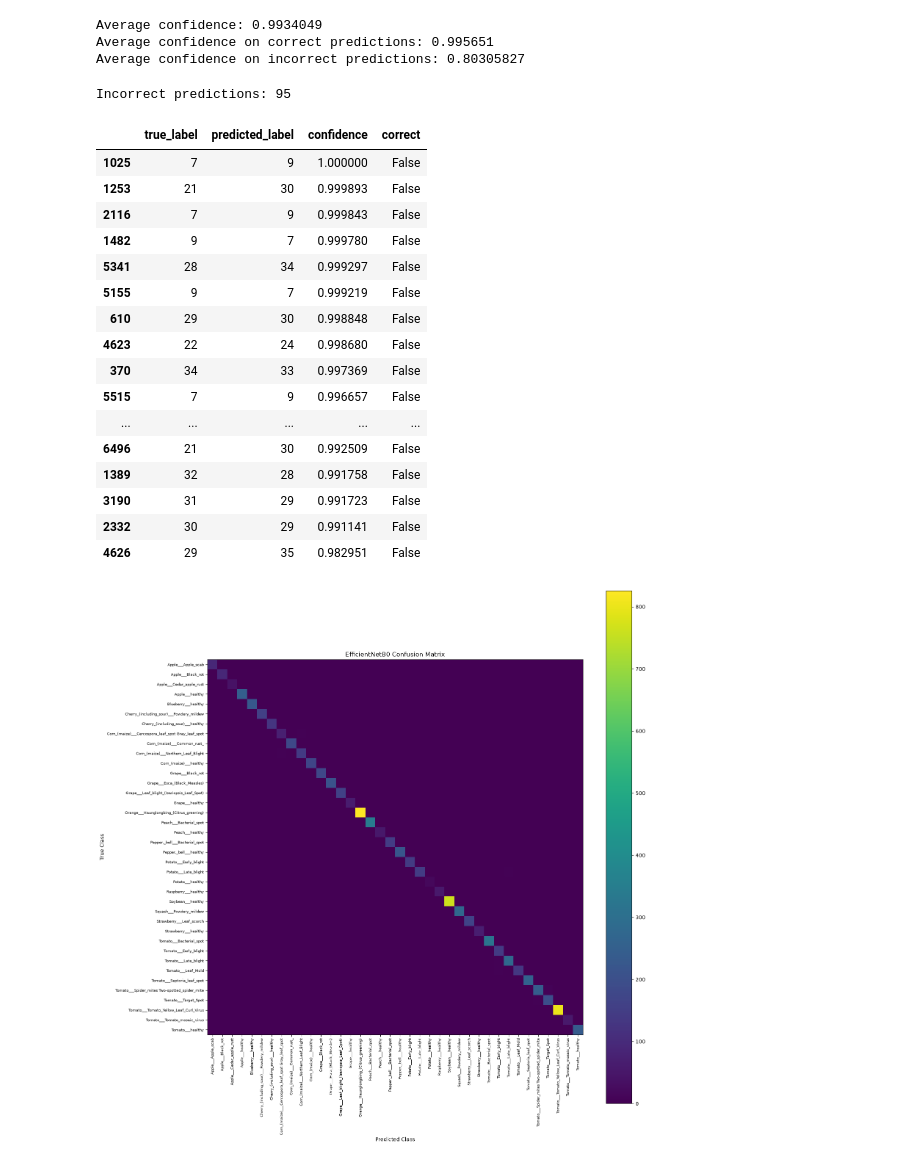
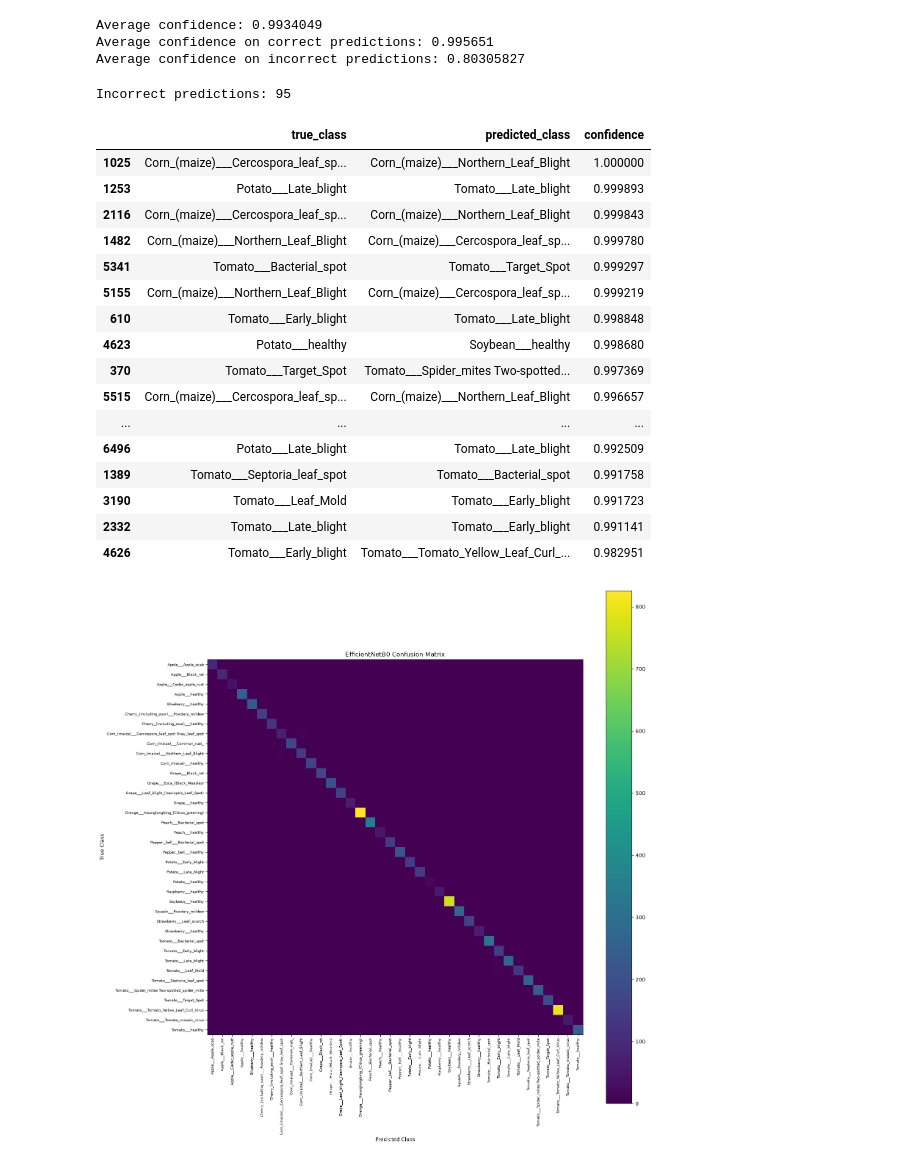
Before and after one commit to DevangVamja/agrivision-ai, a Jupyter notebook: notebooks/05_model_evaluation.ipynb, the cells around one changed output. Drawn from its saved outputs; the diff is of its cells as text; code cells hidden in the pictures.

```diff
--- a/notebooks/05_model_evaluation.ipynb
+++ b/notebooks/05_model_evaluation.ipynb
@@ -400,6 +406,14 @@ confidence_df = pd.DataFrame({
     "predicted_label": y_pred,
     "confidence": confidence,
 })
+
+confidence_df["true_class"] = confidence_df["true_label"].map(
+    dict(enumerate(target_names))
+)
+
+confidence_df["predicted_class"] = confidence_df["predicted_label"].map(
+    dict(enumerate(target_names))
+)
 
 confidence_df["correct"] = (
     confidence_df["true_label"]
@@ -433,37 +447,39 @@ Average confidence on incorrect predictions: 0.80305827
 # %%
 incorrect = confidence_df[
     ~confidence_df["correct"]
-].copy()
-
-incorrect = incorrect.sort_values(
+].sort_values(
     "confidence",
     ascending=False,
 )
 
-print(
-    f"Incorrect predictions: {len(incorrect):,}"
-)
+print(f"Incorrect predictions: {len(incorrect):,}")
 
-incorrect.head(20)
+incorrect[
+    [
+        "true_class",
+        "predicted_class",
+        "confidence",
+    ]
+].head(20)
 # %% [output]
 Incorrect predictions: 95
-|  | true_label | predicted_label | confidence | correct |
-| 1025 | 7 | 9 | 1.000000 | False |
-| 1253 | 21 | 30 | 0.999893 | False |
-| 2116 | 7 | 9 | 0.999843 | False |
-| 1482 | 9 | 7 | 0.999780 | False |
-| 5341 | 28 | 34 | 0.999297 | False |
-| 5155 | 9 | 7 | 0.999219 | False |
-| 610 | 29 | 30 | 0.998848 | False |
-| 4623 | 22 | 24 | 0.998680 | False |
-| 370 | 34 | 33 | 0.997369 | False |
-| 5515 | 7 | 9 | 0.996657 | False |
-| ... | ... | ... | ... | ... |
-| 6496 | 21 | 30 | 0.992509 | False |
-| 1389 | 32 | 28 | 0.991758 | False |
-| 3190 | 31 | 29 | 0.991723 | False |
-| 2332 | 30 | 29 | 0.991141 | False |
-| 4626 | 29 | 35 | 0.982951 | False |
+|  | true_class | predicted_class | confidence |
+| 1025 | Corn_(maize)___Cercospora_leaf_sp... | Corn_(maize)___Northern_Leaf_Blight | 1.000000 |
+| 1253 | Potato___Late_blight | Tomato___Late_blight | 0.999893 |
+| 2116 | Corn_(maize)___Cercospora_leaf_sp... | Corn_(maize)___Northern_Leaf_Blight | 0.999843 |
+| 1482 | Corn_(maize)___Northern_Leaf_Blight | Corn_(maize)___Cercospora_leaf_sp... | 0.999780 |
+| 5341 | Tomato___Bacterial_spot | Tomato___Target_Spot | 0.999297 |
+| 5155 | Corn_(maize)___Northern_Leaf_Blight | Corn_(maize)___Cercospora_leaf_sp... | 0.999219 |
+| 610 | Tomato___Early_blight | Tomato___Late_blight | 0.998848 |
+| 4623 | Potato___healthy | Soybean___healthy | 0.998680 |
+| 370 | Tomato___Target_Spot | Tomato___Spider_mites Two-spotted... | 0.997369 |
+| 5515 | Corn_(maize)___Cercospora_leaf_sp... | Corn_(maize)___Northern_Leaf_Blight | 0.996657 |
+| ... | ... | ... | ... |
+| 6496 | Potato___Late_blight | Tomato___Late_blight | 0.992509 |
+| 1389 | Tomato___Septoria_leaf_spot | Tomato___Bacterial_spot | 0.991758 |
+| 3190 | Tomato___Leaf_Mold | Tomato___Early_blight | 0.991723 |
+| 2332 | Tomato___Late_blight | Tomato___Early_blight | 0.991141 |
+| 4626 | Tomato___Early_blight | Tomato___Tomato_Yellow_Leaf_Curl_... | 0.982951 |
 # %%
 cm = confusion_matrix(
     y_true,
```
Also changed, not shown: parts of 5 cells of this notebook.
